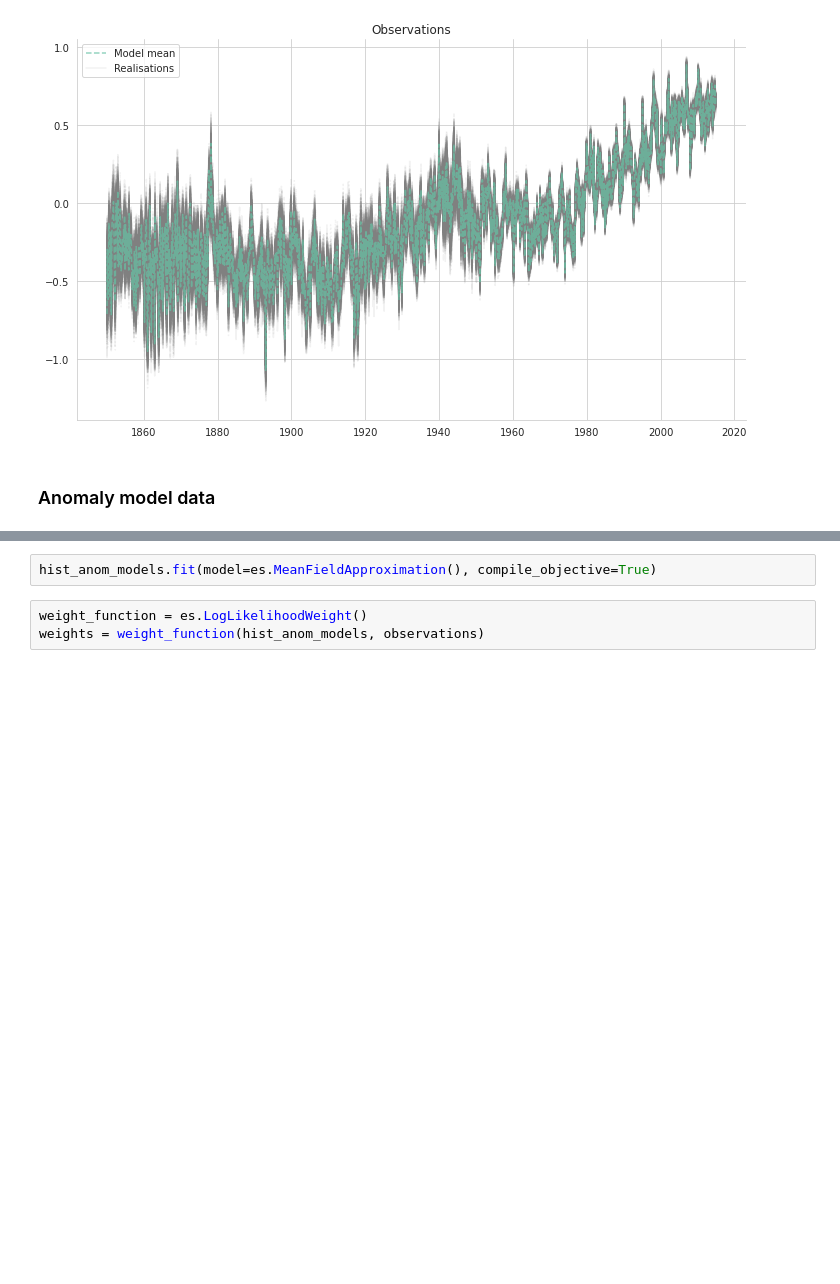
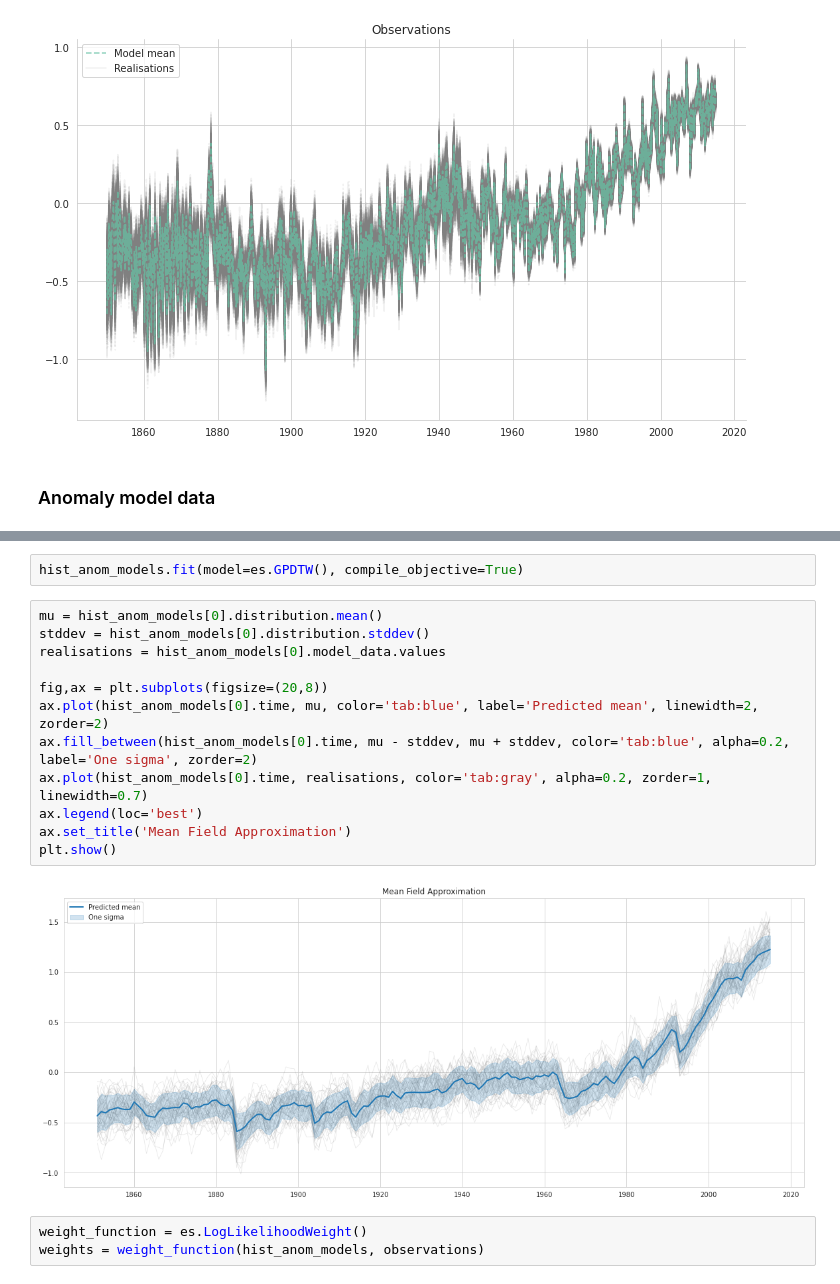
Before and after one commit to mattramos/bayesian_ensembling, a Jupyter notebook: experiments/figure2.ipynb, the cells around one changed output, grey strips where cells are left out. Saved outputs shown, nothing was run; the diff lists cells and outputs as text; blank space fills up the shorter version.

```diff
--- a/experiments/figure2.ipynb
+++ b/experiments/figure2.ipynb
@@ -63,5 +88,19 @@ hist_anom_models.plot_all()
 # %%
-hist_anom_models.fit(model=es.MeanFieldApproximation(), compile_objective=True)
+hist_anom_models.fit(model=es.GPDTW(), compile_objective=True)
+# %%
+mu = hist_anom_models[0].distribution.mean()
+stddev = hist_anom_models[0].distribution.stddev()
+realisations = hist_anom_models[0].model_data.values
+
+fig,ax = plt.subplots(figsize=(20,8))
+ax.plot(hist_anom_models[0].time, mu, color='tab:blue', label='Predicted mean', linewidth=2, zorder=2)
+ax.fill_between(hist_anom_models[0].time, mu - stddev, mu + stddev, color='tab:blue', alpha=0.2, label='One sigma', zorder=2)
+ax.plot(hist_anom_models[0].time, realisations, color='tab:gray', alpha=0.2, zorder=1, linewidth=0.7)
+ax.legend(loc='best')
+ax.set_title('Mean Field Approximation')
+plt.show()
+# %% [output]
+[figure, added]
 # %%
 weight_function = es.LogLikelihoodWeight()
 weights = weight_function(hist_anom_models, observations)
```
Also changed, not shown: parts of 16 cells of this notebook, 5 other files.
